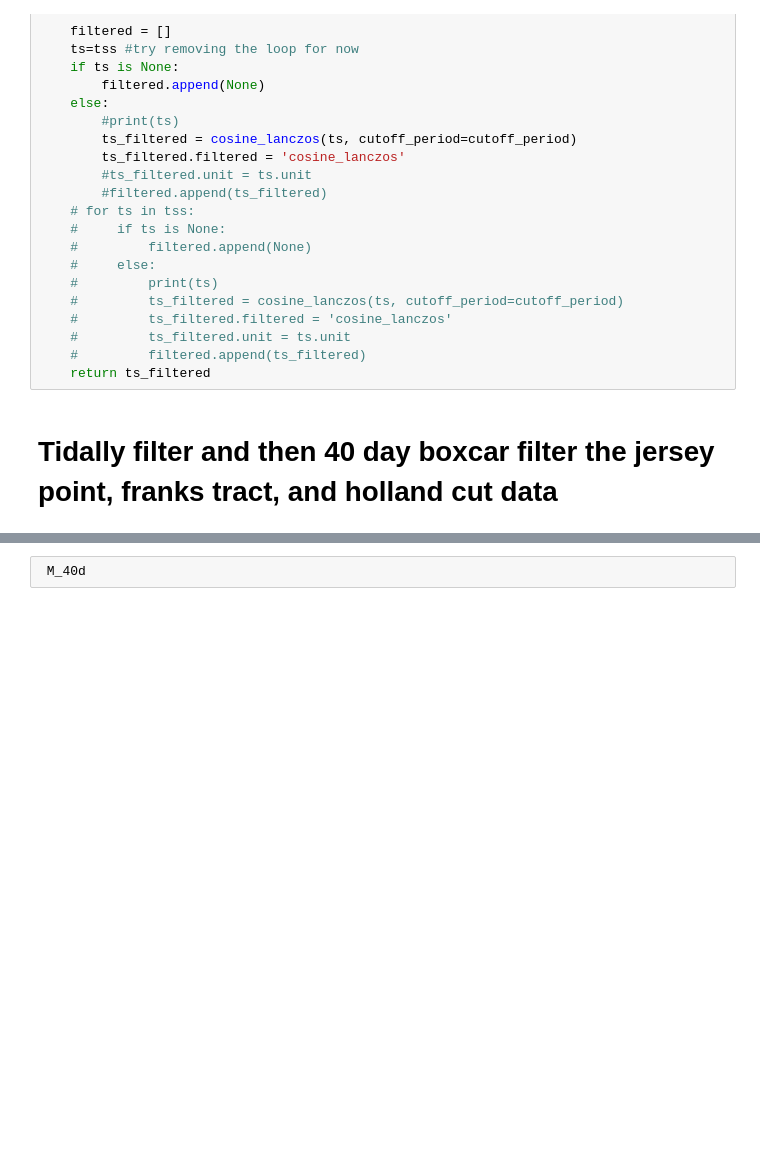
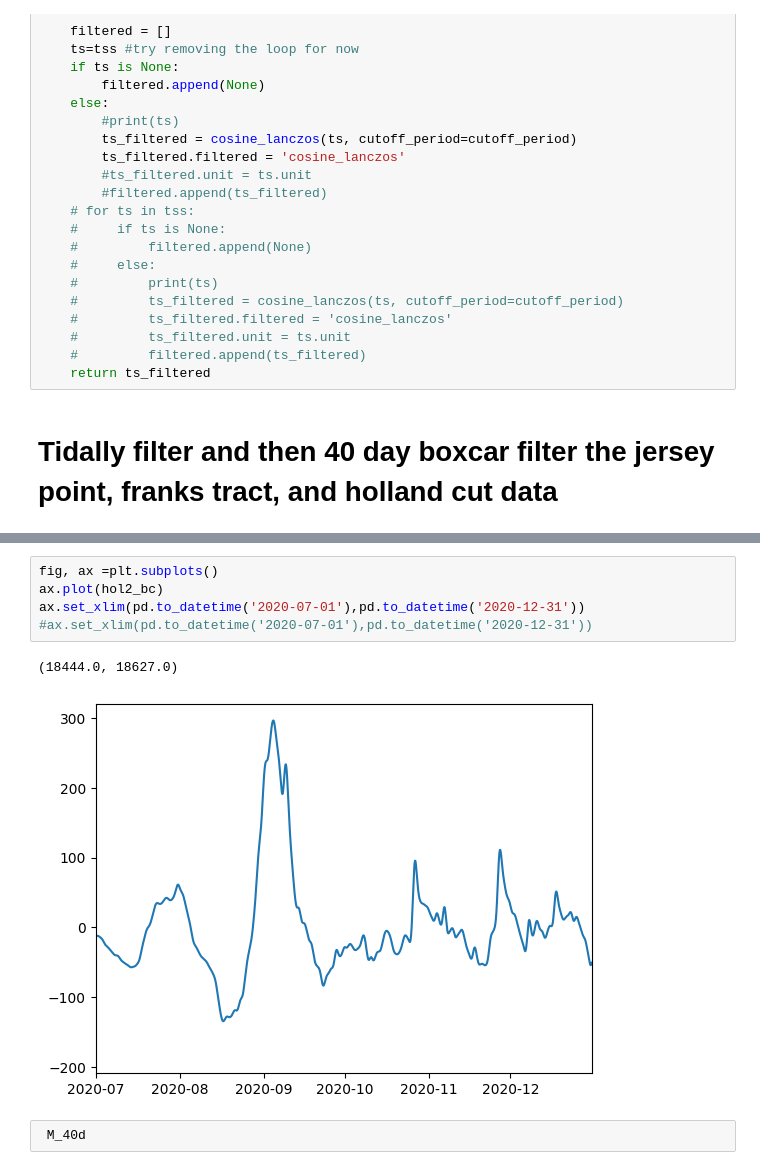
Before and after one commit to jennaisrael/Savio_scratch_back_up, a Jupyter notebook: climate_data_processing/identify_stp/salinity_bc_40_day_BC_filter.ipynb, the cells around one changed output, grey strips where cells are left out. Saved outputs shown, nothing was run; the diff lists cells and outputs as text; blank space fills up the shorter version.

```diff
--- a/climate_data_processing/identify_stp/salinity_bc_40_day_BC_filter.ipynb
+++ b/climate_data_processing/identify_stp/salinity_bc_40_day_BC_filter.ipynb
@@ -165,3 +186,11 @@ jp_bc.plot()
+# %%
+fig, ax =plt.subplots()
+ax.plot(hol2_bc)
+ax.set_xlim(pd.to_datetime('2020-07-01'),pd.to_datetime('2020-12-31'))
+#ax.set_xlim(pd.to_datetime('2020-07-01'),pd.to_datetime('2020-12-31'))
+# %% [output]
+(18444.0, 18627.0)
+[figure, added]
 # %%
  M_40d
 # %% [output]
```
Also changed, not shown: parts of 6 cells of this notebook, 1 other file.
